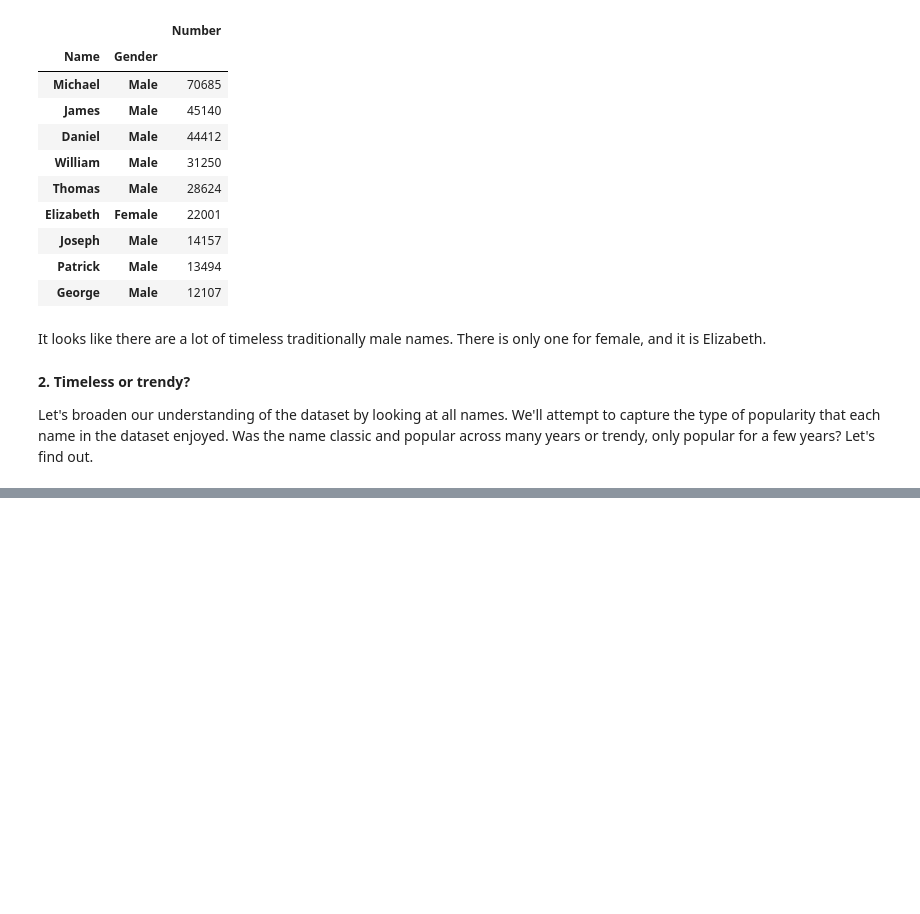
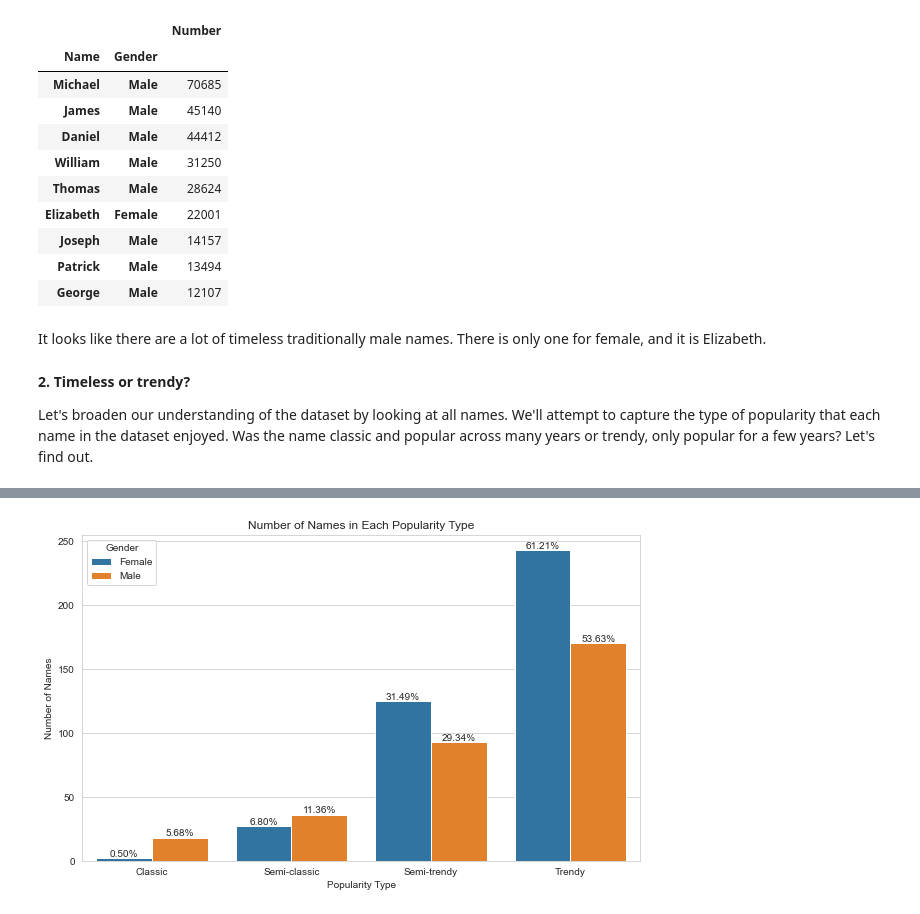
Before and after one commit to hoaktran/australia-popular-baby-names, a Jupyter notebook: exploratory.ipynb, the cells around one changed output, grey strips where cells are left out. Saved outputs shown, nothing was run; the diff lists cells and outputs as text; code cells hidden in the pictures; blank space fills up the shorter version.

```diff
--- a/exploratory.ipynb
+++ b/exploratory.ipynb
@@ -76,3 +76,19 @@ It looks like there are a lot of timeless traditionally male names. There is onl
 **2. Timeless or trendy?**
 
 Let's broaden our understanding of the dataset by looking at all names. We'll attempt to capture the type of popularity that each name in the dataset enjoyed. Was the name classic and popular across many years or trendy, only popular for a few years? Let's find out.
+# %%
+# Create a new condition column based on the number of year the name appears
+trends = names.groupby(['Name', 'Gender']).agg({'Number': 'sum', 'Year': 'count'}).reset_index().rename(columns={'Year': 'Year Count'})
+
+def condition(year_count):
+    if year_count >= 60:
+        return 'Classic'
+    elif year_count >= 40:
+        return 'Semi-classic'
+    elif year_count >= 20:
+        return 'Semi-trendy'
+    else:
+        return 'Trendy'
+
+trends['Popularity Type'] = trends['Year Count'].apply(condition)
+trends
@@ -78,0 +109,24 @@ Let's broaden our understanding of the dataset by looking at all names. We'll at
+# %%
+# Create a bar chart group by gender to show the number of names in each popularity type
+import matplotlib.pyplot as plt
+import seaborn as sns
+
+sns.set_style('whitegrid')
+plt.figure(figsize=(10, 6))
+
+proportions = trends.groupby('Gender')['Popularity Type'].value_counts(normalize=True)
+# Sort proportions dataframe in order 'Classic', 'Semi-classic', 'Semi-trendy', 'Trendy'
+proportions = proportions.reindex(['Classic', 'Semi-classic', 'Semi-trendy', 'Trendy'], level=1)
+
+ax = sns.countplot(x='Popularity Type', data=trends, hue='Gender', order=['Classic', 'Semi-classic', 'Semi-trendy', 'Trendy'])
+
+for c in ax.containers:
+    labels = [f'{(v*100):.2f}%' for v in proportions.loc[c.get_label()].values]
+    ax.bar_label(c, labels=labels, label_type='edge')
+
+plt.title('Number of Names in Each Popularity Type')
+plt.xlabel('Popularity Type')
+plt.ylabel('Number of Names')
+plt.show()
+# %% [output]
+[figure, added]
```
Also changed, not shown: parts of 1 cell of this notebook.
